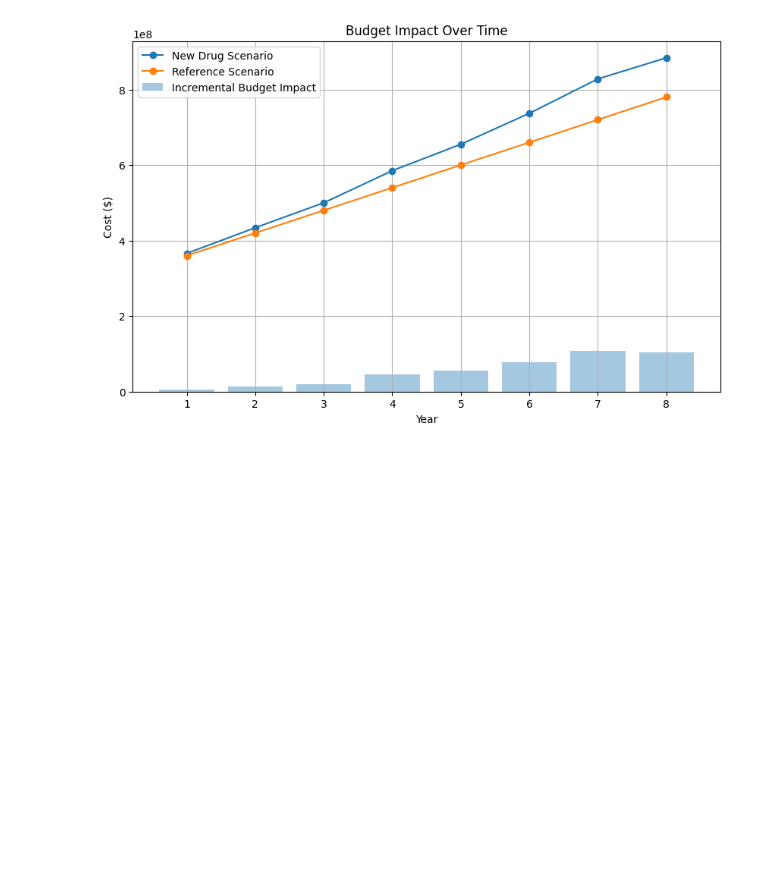
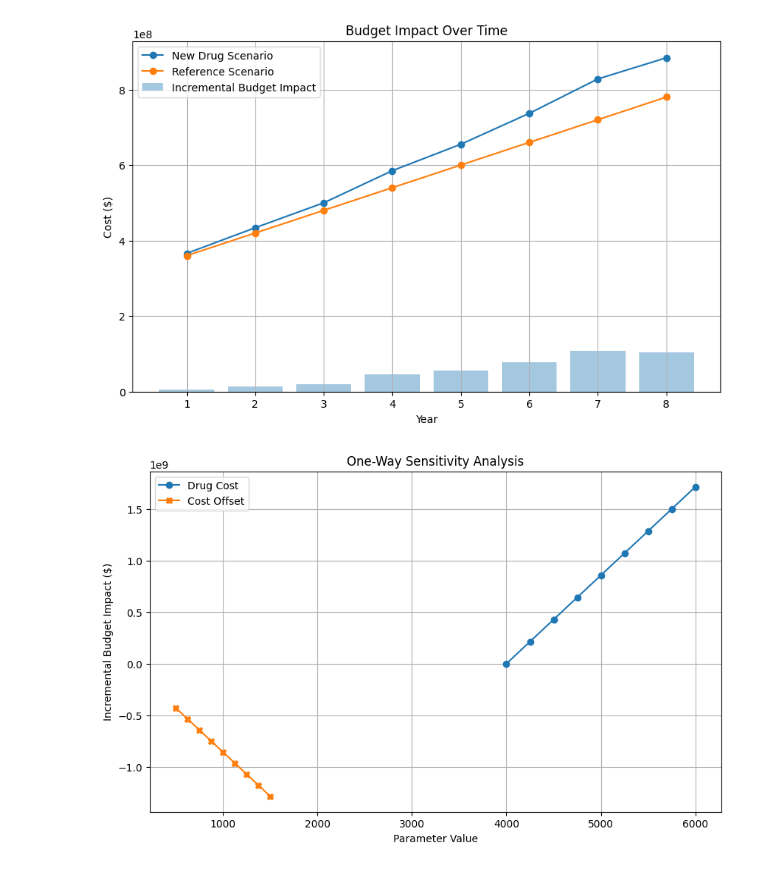
Before and after one commit to rsbaye/Data-Science-Projects, a Jupyter notebook: BIA_Simulation.ipynb, the cells around one changed output. Cells and saved outputs as stored; diff of their text form; code cells hidden in the pictures; blank space fills up the shorter version.

```diff
--- a/BIA_Simulation.ipynb
+++ b/BIA_Simulation.ipynb
@@ -95,0 +141,13 @@ plt.show()
+# %%
+# Plot results of one-way sensitivity analysis
+plt.figure(figsize=(10, 6))
+plt.plot(drug_cost_range, one_way_results_drug_cost, label="Drug Cost", marker='o')
+plt.plot(cost_offset_range, one_way_results_cost_offset, label="Cost Offset", marker='X')
+plt.title("One-Way Sensitivity Analysis")
+plt.xlabel("Parameter Value")
+plt.ylabel("Incremental Budget Impact ($)")
+plt.legend()
+plt.grid(True)
+plt.show()
+# %% [output]
+[figure, added]
```
Also changed, not shown: parts of 8 cells of this notebook.
